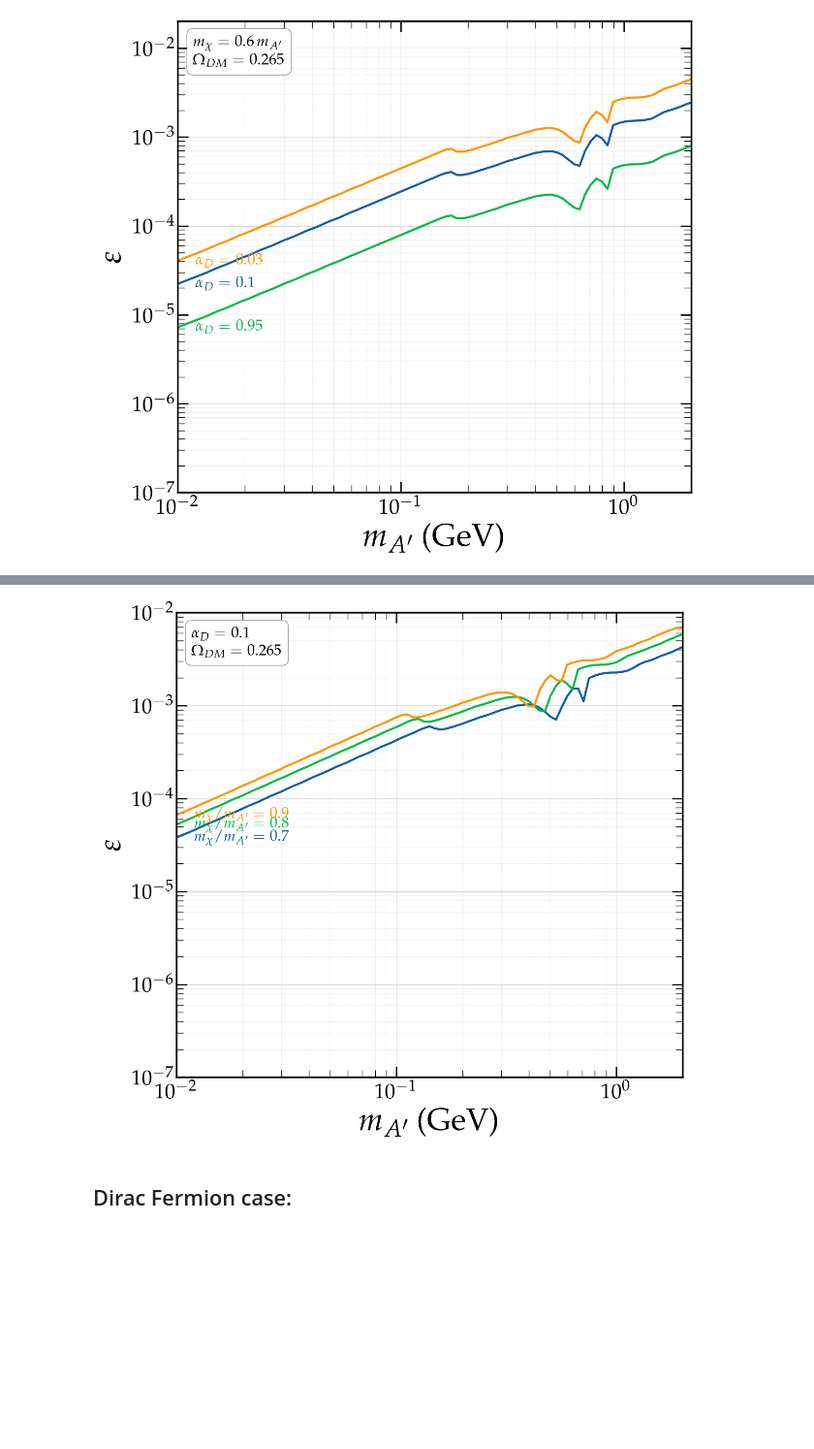
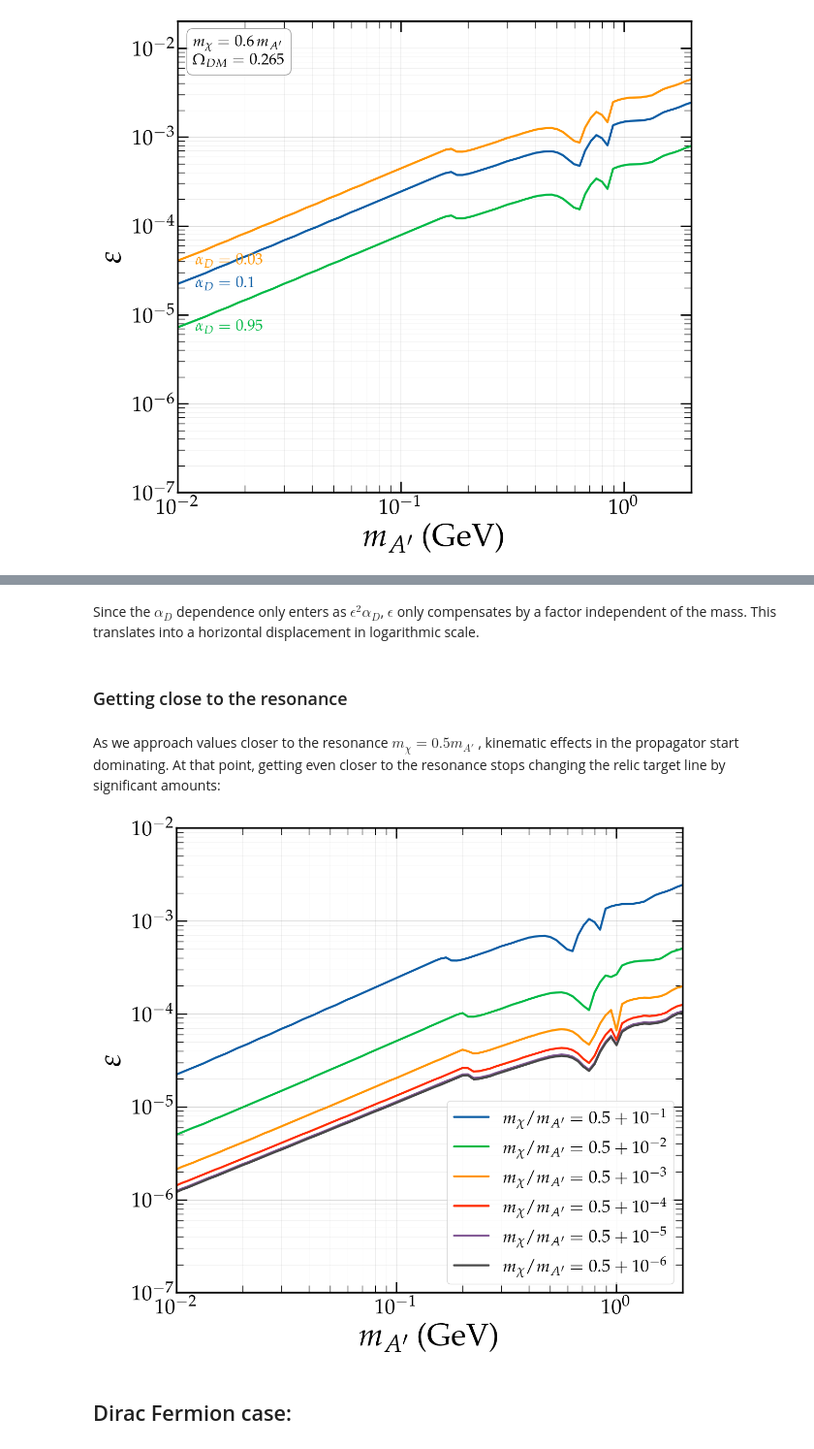
Before and after one commit to sgogoeg/bcgs_internship, a Jupyter notebook: Code/Relic_Abundance.ipynb, the cells around one changed output, grey strips where cells are left out. Shown at 97% size. Saved outputs shown, nothing was run; the diff lists cells and outputs as text; code cells hidden in the pictures; blank space fills up the shorter version.

```diff
--- a/Code/Relic_Abundance.ipynb
+++ b/Code/Relic_Abundance.ipynb
@@ -1379,42 +1356,39 @@ eps_relic6, scan_info6 = scan_relic_line(ma_scan6, vare_lo6, vare_hi6,
-# %%
-# Creating a plot:
-
-fig, ax = plt.subplots()
-
-SetupAxes(ax, xlim = (1e-2, 2e0), ylim = (1e-7, 1e-2))
-
-# On this figure mchi/ma is what varies between the curves, so alphaD is
-# the one that goes in the fixed-parameter box.
-relic_curves = [(ma_scan4, eps_relic4, scan_info4),
-                (ma_scan5, eps_relic5, scan_info5),
-                (ma_scan6, eps_relic6, scan_info6)]
-
-curve_lines = [ax.plot(ma_i, eps_i)[0] for ma_i, eps_i, _ in relic_curves]
-
-# The mass ratio is tagged on each curve's left end in the curve's own
-# colour, matching the alphaD labelling on the previous scan figure.
-for line_i, (ma_i, eps_i, info_i) in zip(curve_lines, relic_curves):
-    ok_i = np.isfinite(eps_i)
-    if ok_i.any():
-        ax.text(ma_i[ok_i][0]*1.20, eps_i[ok_i][0],
-                r"$m_\chi/m_{A'} = %g$" % info_i["mchi_over_ma"],
-                color = line_i.get_color(),
-                va = 'center', ha = 'left', fontsize = 22)
-
-# The parameters that were held fixed rather than scanned over, read back
-# out of the scan info dicts so the annotation cannot drift away from what
-# was actually run.
-
-fixed_alphaD = {info_i["alphaD"] for _, _, info_i in relic_curves}
-
-ParamBox(ax, [r"$\alpha_D = %g$" % relic_curves[0][2]["alphaD"],
-              r"$\Omega_{DM} = %g$" % relic_curves[0][2]["target"]])
-
-# Save and show the figure:
-plt.savefig("figures/relic_abundance_scan_2.pdf", bbox_inches='tight')
-plt.show()
-# %% [output]
-[figure, removed]
+# %% [markdown]
+Since the $\alpha_D$ dependence only enters as $\epsilon^2 \alpha_D$, $\epsilon$ only compensates by a factor independent of the mass. This translates into a horizontal displacement in logarithmic scale.
+# %% [markdown]
+### Getting close to the resonance
+# %% [markdown]
+
+As we approach values closer to the resonance $m_\chi = 0.5 m_{A'}$ , kinematic effects in the propagator start dominating. At that point, getting even closer to the resonance stops changing the relic target line by significant amounts:
+# %%
+## Multiple mass ratios closer to the resonance.
+
+ma_scan_res = np.logspace(np.log10(1e-2), np.log10(3.0), 100)
+
+# mchi/ma = 0.5 + 10^Z, stepping one decade closer to the pole each time.
+res_ratios = [0.5 + 10.0**Z for Z in range(-1, -7, -1)]
+
+relic_res = [scan_relic_line(ma_scan_res, 1e-7, 2e-2, alphaD=0.1,
+                             mchi_over_ma=r_i, omega_fun=omega_of_gg)
+             for r_i in res_ratios]
+# %%
+# Creating a plot:
+
+fig, ax = plt.subplots()
+
+SetupAxes(ax, xlim = (1e-2, 2e0), ylim = (1e-7, 1e-2))
+
+for eps_i, info_i in relic_res:
+    ax.plot(ma_scan_res, eps_i,
+            label = r"$m_\chi/m_{A'} = 0.5 + 10^{%d}$"
+                    % round(np.log10(info_i["mchi_over_ma"] - 0.5)))
+
+ax.legend(fontsize = 25)
+
+plt.savefig("figures/relic_abundance_scan_resonance.pdf", bbox_inches='tight')
+plt.show()
+# %% [output]
+[figure, added]
 # %% [markdown]
 ## Dirac Fermion case:
 # %% [markdown]
```
Also changed, not shown: parts of 6 cells of this notebook, 25 other files.
